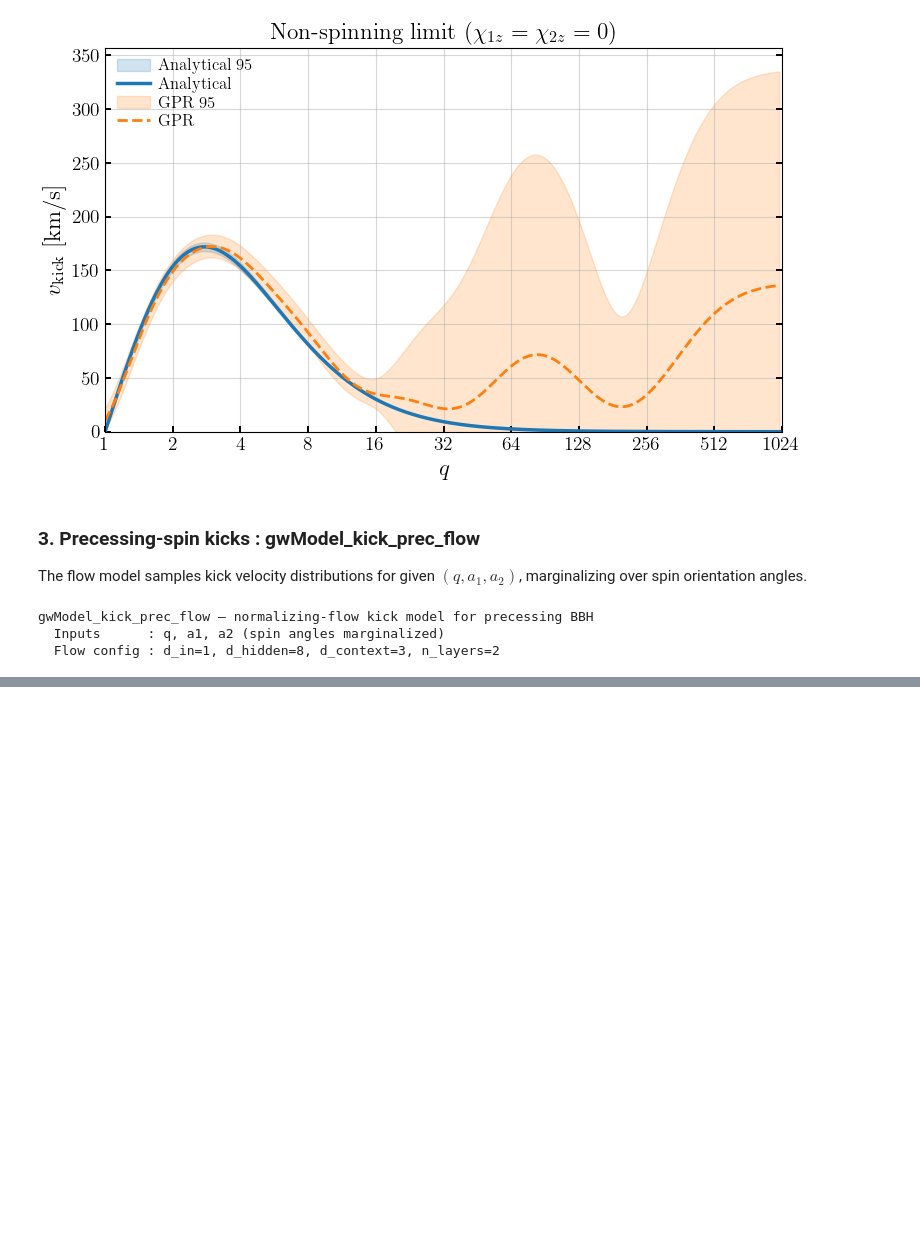
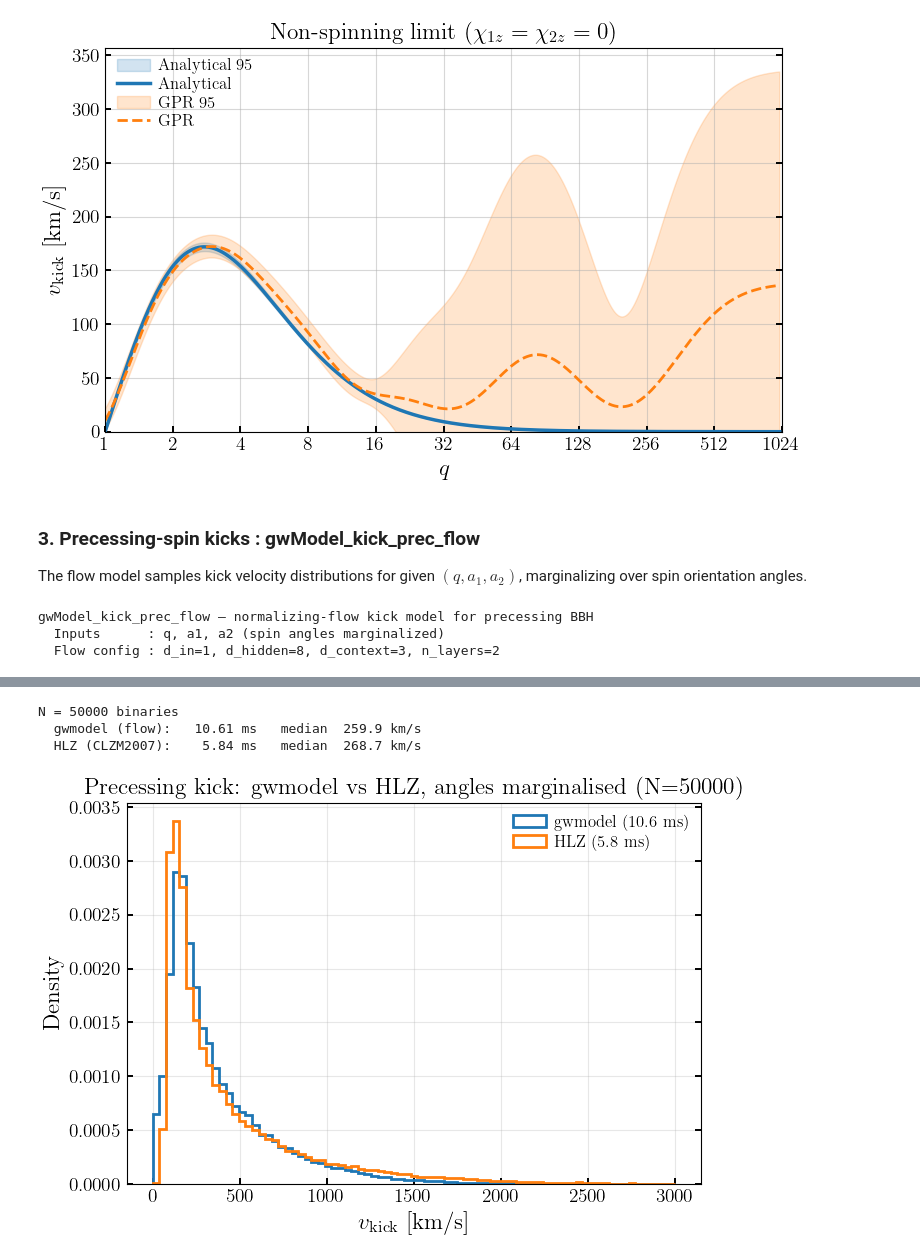
Before and after one commit to tousifislam/gwModels, a Jupyter notebook: tutorials/5_1_gwModels_kicks.ipynb, the cells around one changed output, grey strips where cells are left out. Cells and saved outputs as stored; diff of their text form; code cells hidden in the pictures; blank space fills up the shorter version.

```diff
--- a/tutorials/5_1_gwModels_kicks.ipynb
+++ b/tutorials/5_1_gwModels_kicks.ipynb
@@ -202,0 +286,48 @@ plt.show()
+# %%
+import time
+
+rng = np.random.default_rng(1)
+N = 50000
+q = rng.uniform(1, 8, N)
+a1 = rng.uniform(0.05, 1.0, N)
+a2 = rng.uniform(0.05, 1.0, N)
+
+# gwmodel (flow): one batched call, spin angles marginalised internally
+t = time.time()
+vk_flow = flow_model.sample(q, a1, a2, num_samples=1)
+t_flow = time.time() - t
+
+# HLZ (CLZM2007): supply isotropic spin angles + random recoil phase Theta
+theta1 = np.arccos(rng.uniform(-1, 1, N))
+theta2 = np.arccos(rng.uniform(-1, 1, N))
+delta_phi = rng.uniform(0, 2 * np.pi, N)
+Theta = rng.uniform(0, 2 * np.pi, N)
+t = time.time()
+vk_hlz = gwModels.remnants.bbh_final_kick_precessing_CLZM2007(
+    q, a1, a2, theta1, theta2, delta_phi, Theta=Theta)
+t_hlz = time.time() - t
+
+print(f'N = {N} binaries')
+print(f'  gwmodel (flow): {t_flow * 1e3:7.2f} ms   '
+      f'median {np.median(vk_flow):6.1f} km/s')
+print(f'  HLZ (CLZM2007): {t_hlz * 1e3:7.2f} ms   '
+      f'median {np.median(vk_hlz):6.1f} km/s')
+
+bins = np.linspace(0, 3000, 80)
+plt.figure(figsize=(7, 5))
+plt.hist(vk_flow, bins=bins, density=True, histtype='step', lw=2,
+         label=f'gwmodel  ({t_flow * 1e3:.1f} ms)')
+plt.hist(vk_hlz, bins=bins, density=True, histtype='step', lw=2,
+         label=f'HLZ  ({t_hlz * 1e3:.1f} ms)')
+plt.xlabel(r'$v_{\rm kick}$ [km/s]')
+plt.ylabel('Density')
+plt.title(f'Precessing kick: gwmodel vs HLZ, angles marginalised (N={N})')
+plt.legend(frameon=False)
+plt.grid(alpha=0.3)
+plt.tight_layout()
+plt.show()
+# %% [output]
+N = 50000 binaries
+  gwmodel (flow):   10.61 ms   median  259.9 km/s
+  HLZ (CLZM2007):    5.84 ms   median  268.7 km/s
+[figure, added]
```
Also changed, not shown: parts of 8 cells of this notebook, 2 other files.
